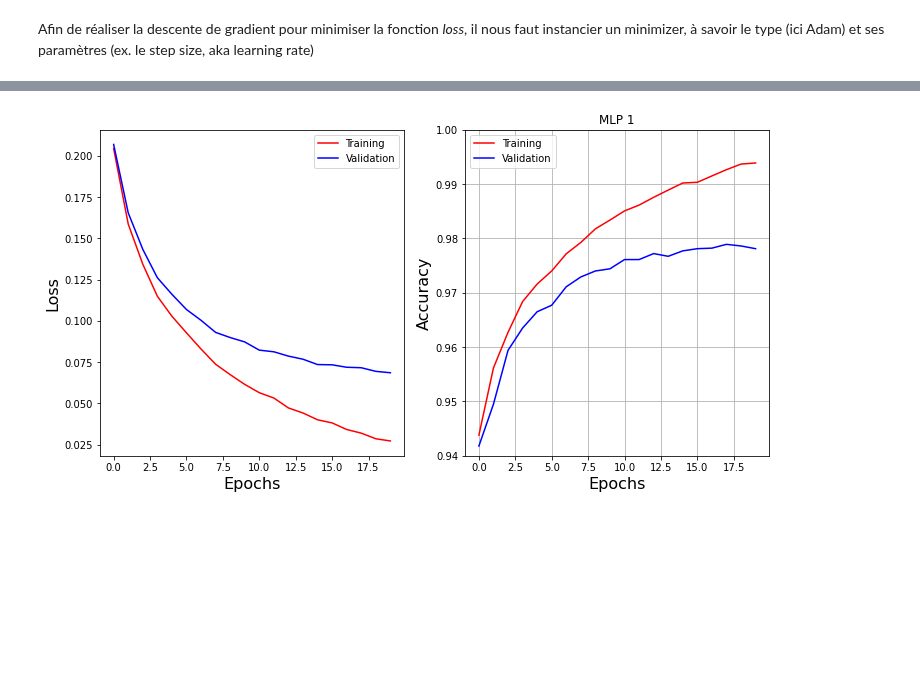
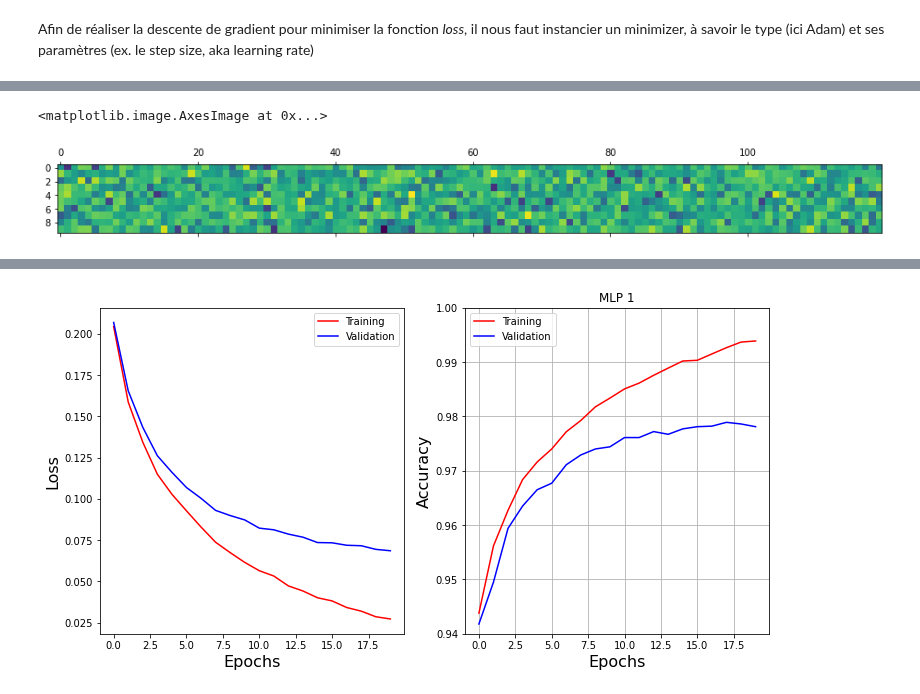
Before and after one commit to jecampagne/ML-toys, a Jupyter notebook: MNIST_whyCNN.ipynb, the cells around one changed output, grey strips where cells are left out. Saved outputs shown, nothing was run; the diff lists cells and outputs as text; code cells hidden in the pictures; blank space fills up the shorter version.

```diff
--- a/MNIST_whyCNN.ipynb
+++ b/MNIST_whyCNN.ipynb
@@ -926,0 +953,5 @@ train_loss_1, val_loss_1, train_acc_1, test_acc_1, params_fit_1 = process(my_net
+# %%
+plt.matshow(W2.T)
+# %% [output]
+<matplotlib.image.AxesImage at 0x...>
+[figure, added]
```
Also changed, not shown: parts of 9 cells of this notebook.
